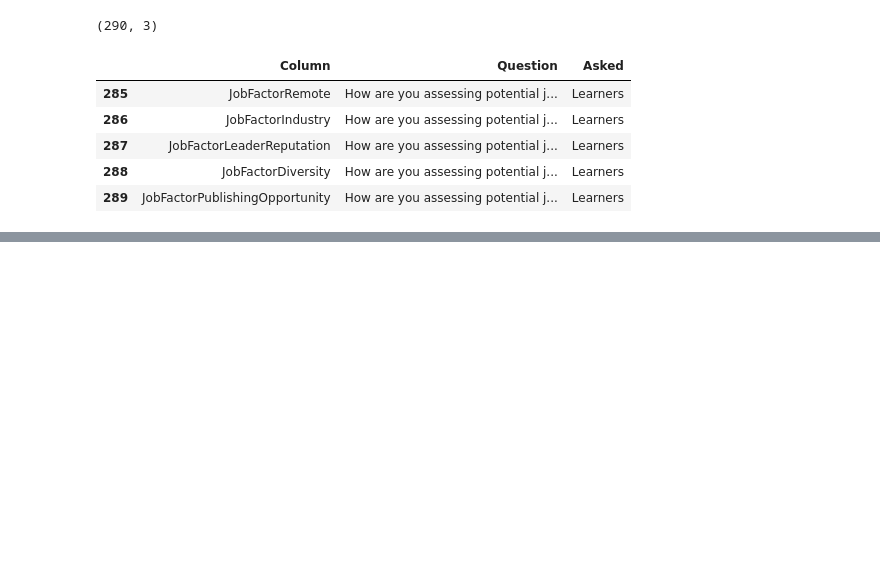
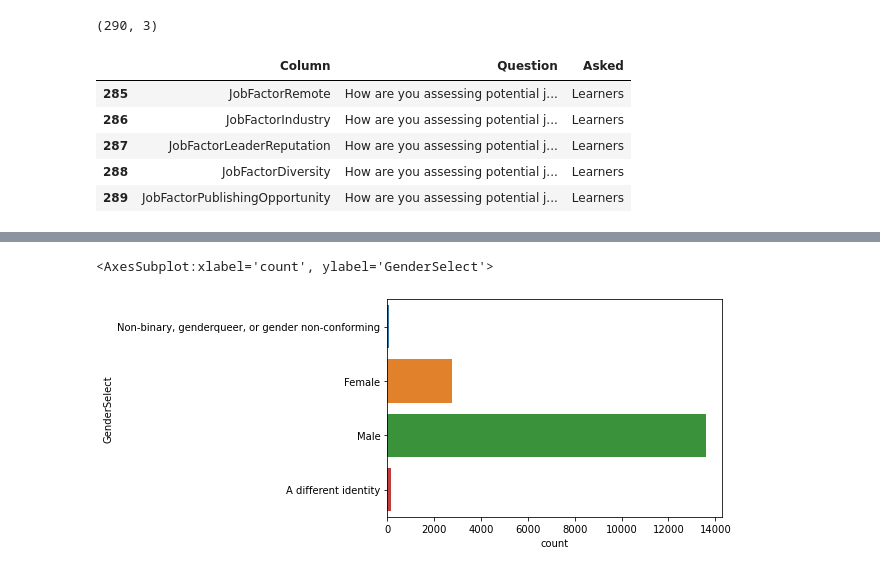
Before and after one commit to nineil91/nineil-blog, a Jupyter notebook: 3. Classical Machine Learning/[boostcourse]캐글실습으로배우는데이터사이언스/ch2.ipynb, the cells around one changed output, grey strips where cells are left out. Saved outputs shown, nothing was run; the diff lists cells and outputs as text; code cells hidden in the pictures; blank space fills up the shorter version.

```diff
--- a/3. Classical Machine Learning/[boostcourse]캐글실습으로배우는데이터사이언스/ch2.ipynb
+++ b/3. Classical Machine Learning/[boostcourse]캐글실습으로배우는데이터사이언스/ch2.ipynb
@@ -34,0 +106,5 @@ UnicodeDecodeError: 'cp949' codec can't decode byte 0xe5 in position 150488: ill
+# %%
+sns.countplot(y='GenderSelect', data=mcq)
+# %% [output]
+<AxesSubplot:xlabel='count', ylabel='GenderSelect'>
+[figure, added]
```
Also changed, not shown: parts of 10 cells of this notebook.
